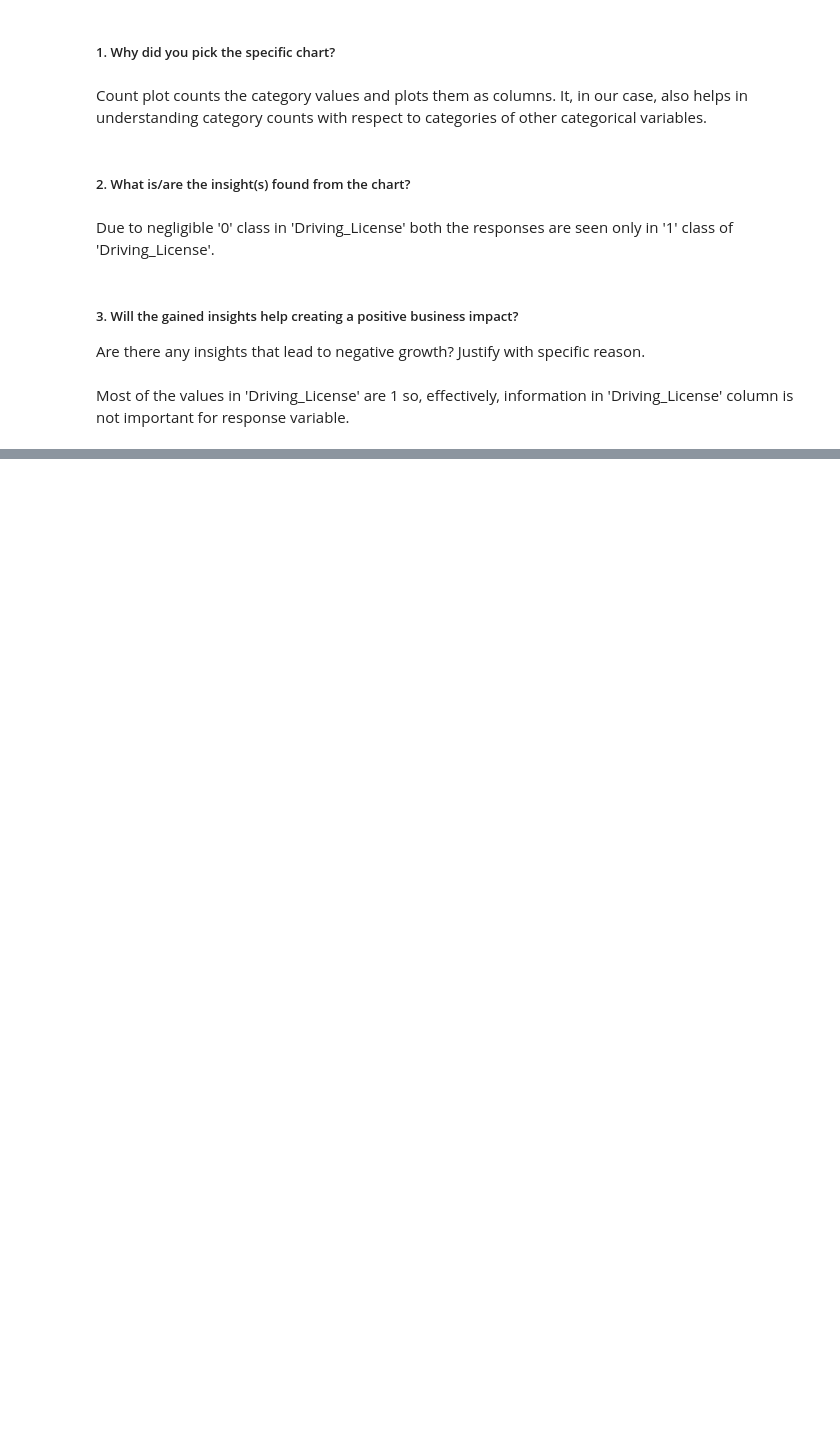
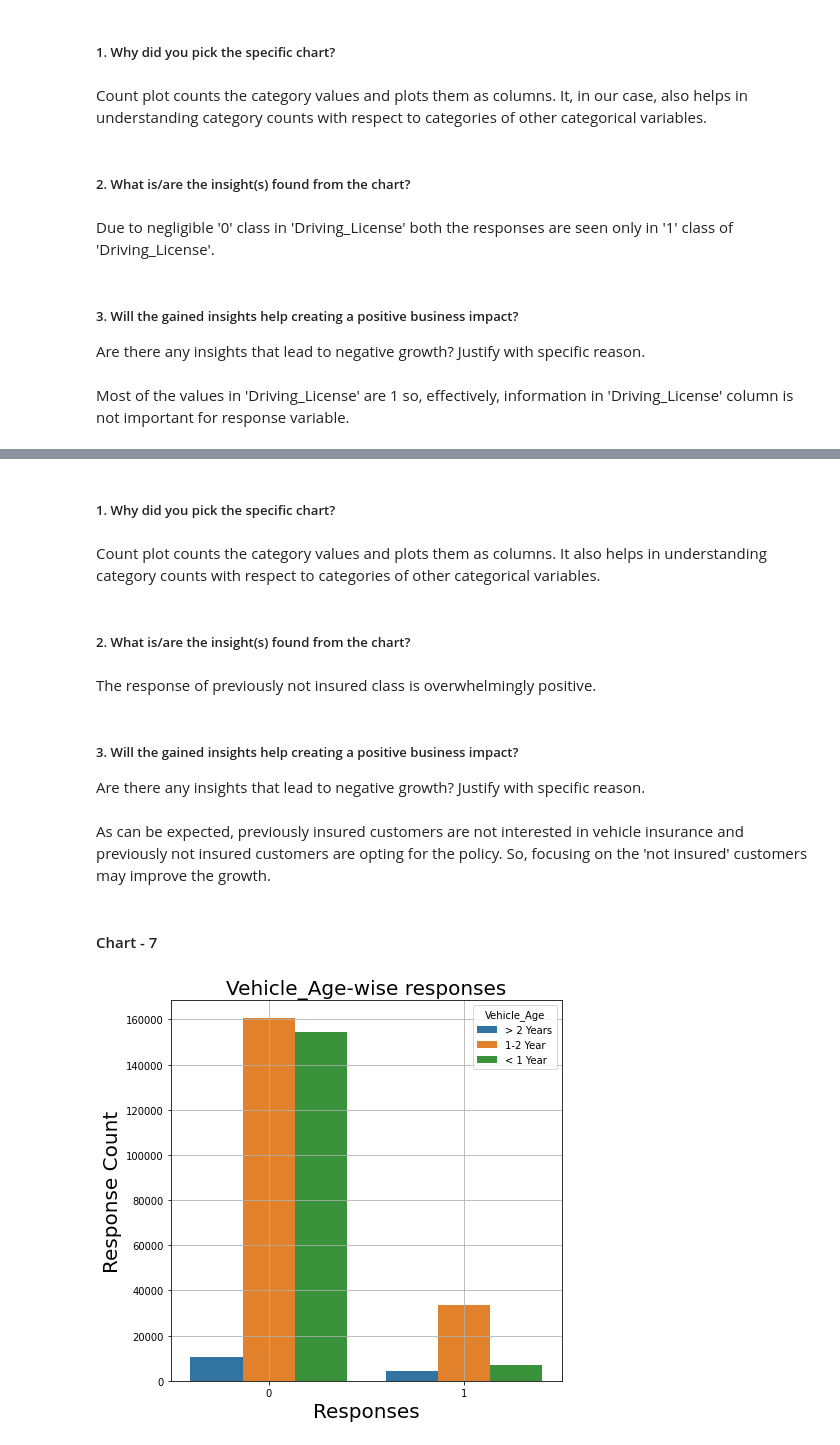
Before and after one commit to DharmeshRV/Health-Insurance-Cross-Sell-Prediction, a Jupyter notebook: Health_Insurance_Cross_Sell_Predictiond0.ipynb, the cells around one changed output, grey strips where cells are left out. Drawn from its saved outputs; the diff is of its cells as text; code cells hidden in the pictures; blank space fills up the shorter version.

```diff
--- a/Health_Insurance_Cross_Sell_Predictiond0.ipynb
+++ b/Health_Insurance_Cross_Sell_Predictiond0.ipynb
@@ -412,0 +420,20 @@ Most of the values in 'Driving_License' are 1 so, effectively, information in 'D
+# %% [markdown]
+##### 1. Why did you pick the specific chart?
+# %% [markdown]
+Count plot counts the category values and plots them as columns. It also helps in understanding category counts with respect to categories of other categorical variables.
+# %% [markdown]
+##### 2. What is/are the insight(s) found from the chart?
+# %% [markdown]
+The response of previously not insured class is overwhelmingly positive.
+# %% [markdown]
+##### 3. Will the gained insights help creating a positive business impact?
+Are there any insights that lead to negative growth? Justify with specific reason.
+# %% [markdown]
+As can be expected, previously insured customers are not interested in vehicle insurance and previously not insured customers are opting for the policy. So, focusing on the 'not insured' customers may improve the growth.
+# %% [markdown]
+#### Chart - 7
+# %%
+# Chart - 7 visualization code: 'Vehicle_Age' wise responses
+response_count('Vehicle_Age')
+# %% [output]
+[figure, added]
```
Also changed, not shown: parts of 36 cells of this notebook.
